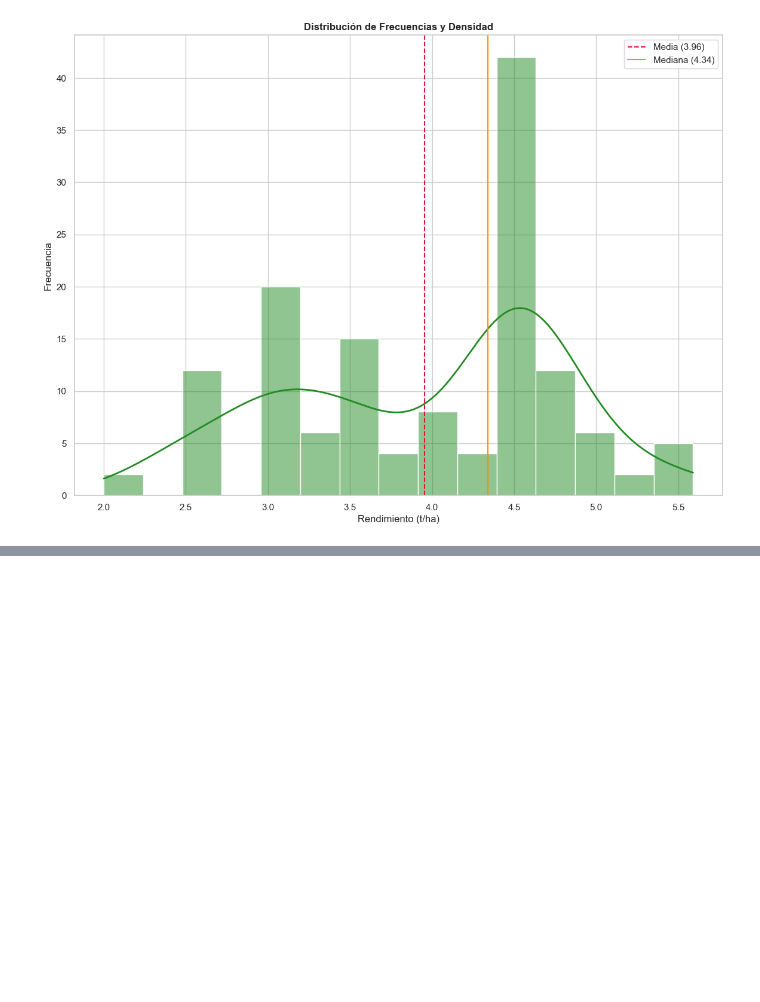
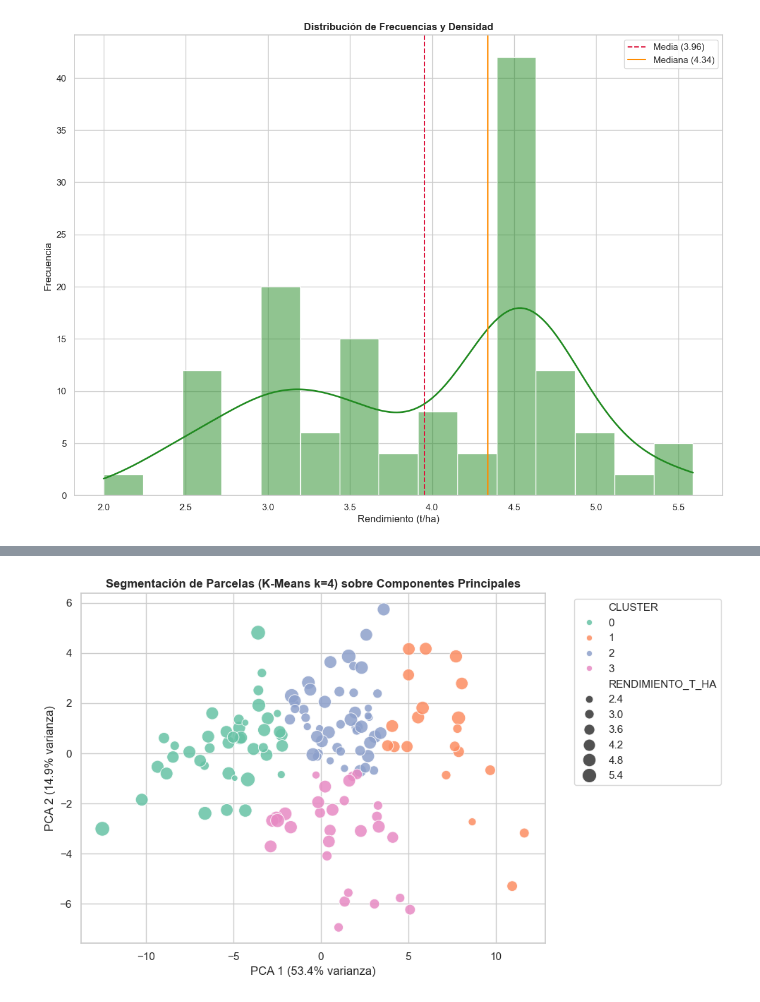
Before and after one commit to gerarsau07/AgroRaices, a Jupyter notebook: exploracion.ipynb, the cells around one changed output, grey strips where cells are left out. Drawn from its saved outputs; the diff is of its cells as text; code cells hidden in the pictures; blank space fills up the shorter version.

```diff
--- a/exploracion.ipynb
+++ b/exploracion.ipynb
@@ -357,0 +429,17 @@ plt.show()
+# %%
+def agregar_metricas(df, prefijo, variables):
+    aggs = {}
+    for var in variables:
+        aggs[f'{prefijo}_{var}_max'] = (var, 'max')
+        aggs[f'{prefijo}_{var}_mean'] = (var, 'mean')
+        aggs[f'{prefijo}_{var}_integral'] = (var, 'sum')
+        aggs[f'{prefijo}_{var}_std'] = (var, 'std')
+    return df.groupby('ID_POLIGONO').agg(**aggs).reset_index()
+# %%
+feat_s2 = agregar_metricas(s2_qc, 's2', ['ndvi_promedio', 'evi_promedio', 'savi_promedio', 'ndwi_promedio'])
+feat_planet = agregar_metricas(planet_qc, 'planet', ['ndvi_promedio', 'evi_promedio', 'lai_promedio', 'msavi_promedio'])
+feat_landsat = agregar_metricas(landsat_qc, 'landsat', ['vi6t_promedio'])
+# %%
+df_sensores = y.merge(feat_planet, on='ID_POLIGONO', how='left')
+df_sensores = df_sensores.merge(feat_s2, on='ID_POLIGONO', how='left')
+df_sensores = df_sensores.merge(feat_landsat, on='ID_POLIGONO', how='left')
@@ -357,0 +471,73 @@ plt.show()
+# %%
+if 'planet_ndvi_promedio_max' in df_sensores.columns:
+    df_sensores['planet_ndvi_amplitud'] = (
+        df_sensores['planet_ndvi_promedio_max'] - df_sensores['planet_ndvi_promedio_mean']
+    )
+
+
+# 3. FILTRADO DE ENTRENAMIENTO, IMPUTACIÓN Y ESCALADO
+
+cols_no_predictoras = ['ID_POLIGONO', 'CONJUNTO', 'RENDIMIENTO_T_HA']
+predictores = [c for c in df_sensores.columns if c not in cols_no_predictoras]
+
+df_train_sub = df_sensores[df_sensores['CONJUNTO'] == 'ENTRENAMIENTO'].copy().reset_index(drop=True)
+
+# Imputación con mediana y escalado Z-score
+imputer = SimpleImputer(strategy='median')
+scaler = StandardScaler()
+
+X_train_imp = imputer.fit_transform(df_train_sub[predictores])
+X_train_scaled_mat = scaler.fit_transform(X_train_imp)
+
+X_train_scaled = pd.DataFrame(X_train_scaled_mat, columns=predictores)
+
+# 4. APLICACIÓN DE K-MEANS (k = 3)
+
+k = 4
+kmeans = KMeans(n_clusters=k, random_state=42, n_init=10)
+df_train_sub['CLUSTER'] = kmeans.fit_predict(X_train_scaled)
+
+# Perfil del rendimiento observado en cada grupo
+resumen_clusters = df_train_sub.groupby('CLUSTER')['RENDIMIENTO_T_HA'].agg(
+    ['count', 'mean', 'std', 'min', 'max']
+).round(3)
+
+print("=== COMPORTAMIENTO DEL RENDIMIENTO REAL POR CLÚSTER ===")
+print(resumen_clusters)
+
+
+# 5. VARIABLES QUE MÁS SEPARAN LOS CLÚSTERES
+
+df_scaled_clusters = X_train_scaled.copy()
+df_scaled_clusters['CLUSTER'] = df_train_sub['CLUSTER']
+
+medias_clusters = df_scaled_clusters.groupby('CLUSTER').mean().T
+medias_clusters['Amplitud_Separacion'] = medias_clusters.max(axis=1) - medias_clusters.min(axis=1)
+top_variables = medias_clusters.sort_values(by='Amplitud_Separacion', ascending=False).head(10)
+
+print("\n=== TOP 10 VARIABLES CON MAYOR CONTRASTE ENTRE CLÚSTERES ===")
+print(top_variables[['Amplitud_Separacion']])
+
+
+# 6. VISUALIZACIÓN MEDIANTE PCA
+
+pca = PCA(n_components=2, random_state=42)
+coords_pca = pca.fit_transform(X_train_scaled)
+
+plt.figure(figsize=(10, 6))
+sns.scatterplot(
+    x=coords_pca[:, 0],
+    y=coords_pca[:, 1],
+    hue=df_train_sub['CLUSTER'],
+    size=df_train_sub['RENDIMIENTO_T_HA'],
+    palette='Set2',
+    sizes=(40, 220),
+    alpha=0.85
+)
+plt.title(f'Segmentación de Parcelas (K-Means k={k}) sobre Componentes Principales', fontsize=12, fontweight='bold')
+plt.xlabel(f'PCA 1 ({pca.explained_variance_ratio_[0]*100:.1f}% varianza)')
+plt.ylabel(f'PCA 2 ({pca.explained_variance_ratio_[1]*100:.1f}% varianza)')
+plt.legend(bbox_to_anchor=(1.05, 1), loc='upper left')
+plt.tight_layout()
+plt.show()
+# %% [output]
@@ -357,0 +564 @@ plt.show()
+[figure, added]
```
Also changed, not shown: parts of 10 cells of this notebook.
